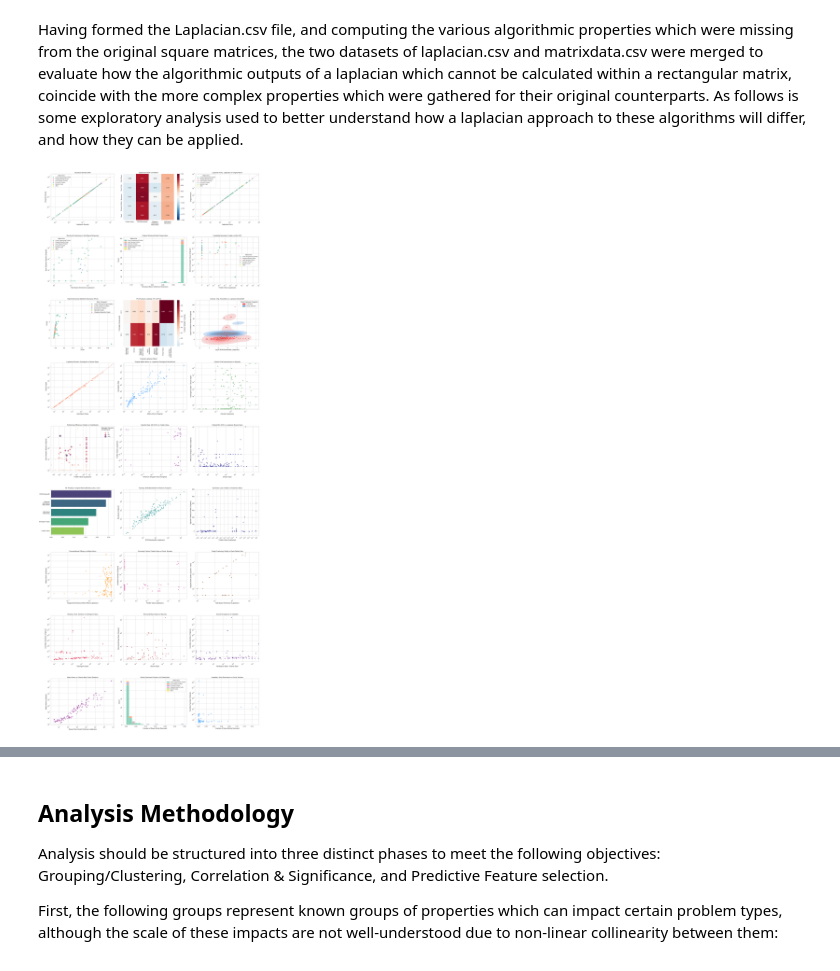
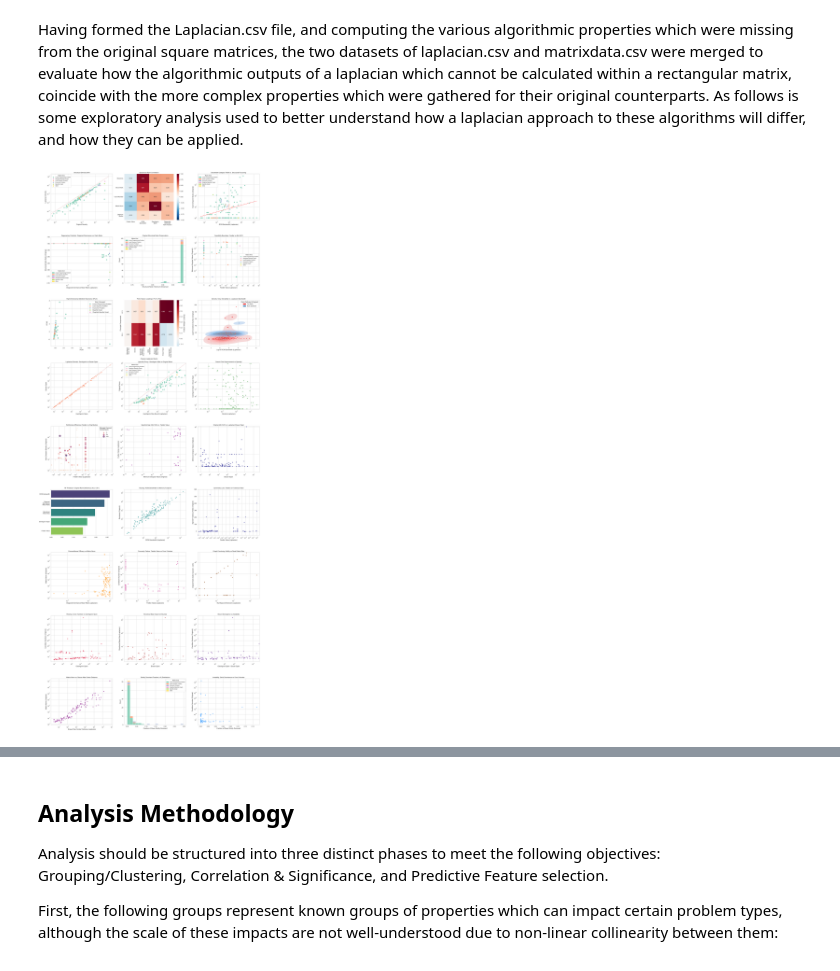
Before and after one commit to LumineEst/DataAnalytics, a Jupyter notebook: project.ipynb, the cells around one changed output, grey strips where cells are left out. Saved outputs shown, nothing was run; the diff lists cells and outputs as text; code cells hidden in the pictures.

```diff
--- a/project.ipynb
+++ b/project.ipynb
@@ -1360,11 +1360,13 @@ analysisDf['Brauer Min'], analysisDf['Brauer Max'], analysisDf['Brauer Span'] =
 
 # Geometric and Structural Mapping
 analysisDf['Density (Original)'] = analysisDf['Nonzeros (Original)'] / (analysisDf['Num Rows (Original)'] * analysisDf['Num Cols (Original)'])
-analysisDf['Density (Laplacian)'] = analysisDf['Nonzeros (Laplacian)'] / (analysisDf['Num Rows (Laplacian)'] * analysisDf['Num Cols (Laplacian)'])
+lapNodes = analysisDf['Num Rows (Original)'] + analysisDf['Num Cols (Original)']
+lapNonZeros = lapNodes + (2 * analysisDf['Nonzeros (Original)'])
+analysisDf['Density (Laplacian)'] = lapNonZeros / (lapNodes ** 2)
 
 # Rank Test and Cross Correlation
-laplacianMetrics = ['Fiedler Value (Laplacian)', 'RCM Bandwidth (Laplacian)', 'Diagonal Dominance Mean Ratio (Laplacian)']
-structuralPoints = ['Num Rows (Original)', 'Num Cols (Original)', 'Nonzeros (Original)', 'Structural Rank (Original)']
+laplacianMetrics = ['Fiedler Value (Laplacian)', 'RCM Bandwidth (Laplacian)', 'Gershgorin Span', 'Strictly Diagonally Dominant Row Fraction (Laplacian)']
+structuralPoints = ['Nonzeros (Original)', 'Structural Rank (Original)', 'Condition Number (Original)', 'Matrix Norm (Original)', 'Num Dmperm Blocks (Original)']
 rankResults = []
 for lap in laplacianMetrics:
     for sp in structuralPoints:
@@ -1372,14 +1374,11 @@ for lap in laplacianMetrics:
         if len(valid) > 2:
             corr, pval = spearmanr(valid[lap], valid[sp])
             rankResults.append({'Laplacian_Metric': lap.replace(' (Laplacian)', ''), 'Original_Point': sp.replace(' (Original)', ''), 'Spearman_rho': corr, 'P_value': pval})
-crossRect = ['Num Rows (Original)', 'Num Cols (Original)', 'Nonzeros (Original)', 'Structural Rank (Original)', 'Rank (Original)']
-crossLap = ['Fiedler Value (Laplacian)', 'RCM Bandwidth (Laplacian)', 'Diagonal Dominance Mean Ratio (Laplacian)', 'Null Space Dimension (Laplacian)']
-corrData = analysisDf[crossRect + crossLap]. replace([np.inf, -np.inf], np.nan).dropna()
-crossCorr = corrData.corr(method='spearman').loc[crossRect, crossLap]
-crossCorr.index = [idx.replace(' (Original)', '') for idx in crossCorr.index]
-crossCorr.columns = [col_name.replace(' (Laplacian)', '') for col_name in crossCorr.columns]
-crossCorr.columns = [col_name.replace('Diagonal Dominance Mean Ratio', 'Diagonal\nDominance\nMean Ratio') for col_name in crossCorr.columns]
-crossCorr.columns = [col_name.replace(' Dimension', '\nDimension') for col_name in crossCorr.columns]
+corrData = analysisDf[laplacianMetrics + structuralPoints]. replace([np.inf, -np.inf], np.nan).dropna()
+crossCorr = corrData.corr(method='spearman').loc[structuralPoints, laplacianMetrics]
+crossCorr.index = [idx.replace(' (Original)', '').replace('Condition', 'Cond').replace('Structural', 'Struct').replace('Num Dmperm Blocks', 'DmPerm\nBlocks') for idx in crossCorr.index]
+crossCorr.columns = [col_name.replace(' (Laplacian)', '').replace(' Span', '\nSpan').replace('RCM ', 'RCM\n') for col_name in crossCorr.columns]
+crossCorr.columns = [col_name.replace('Strictly Diagonally Dominant Row Fraction', 'Diagonally\nDominant\nRow Fraction') for col_name in crossCorr.columns]
 
 # Rank Preservation Data
 analysisDf['Min Dimension (Original)'] = analysisDf[['Num Rows (Original)', 'Num Cols (Original)']].min(axis=1)
@@ -1441,33 +1440,41 @@ kindHues = dict(zip(kinds, sns.color_palette('Set2', n_colors=len(kinds))))
 figJ, axesJ = plt.subplots(9, 3, figsize=(24, 60))
 
 # Plot 1: Density Shift
-sns.scatterplot(data=analysisDf, x='Density (Laplacian)', y='Density (Original)', ax=axesJ[0,0], alpha=0.7, hue='Kind_Grouped', palette=kindHues, s=80)
-axesJ[0,0].set(xscale='log', yscale='log', title='Structural Density Shift', xlabel='Laplacian Density', ylabel='Original Density')
+sns.scatterplot(data=analysisDf, y='Density (Laplacian)', x='Density (Original)', ax=axesJ[0,0], alpha=0.7, hue='Kind_Grouped', palette=kindHues, s=80)
+axesJ[0,0].set(xscale='log', yscale='log', title='Structural Density Shift', ylabel='Laplacian Density', xlabel='Original Density')
 axesJ[0,0].plot([1e-6, 1], [1e-6, 1], 'r--', alpha=0.5)
 sns.move_legend(axesJ[0,0], "upper left", title='Matrix Kind', fontsize=9, title_fontsize=10)
 axesJ[0,0].set_xlim(left=5e-5)
-axesJ[0,0].set_ylim(bottom=5e-5)
+axesJ[0,0].set_ylim(bottom=1e-5)
 
 # Plot 2: Spearman Heatmap
 sns.heatmap(crossCorr, annot=True, cmap='RdBu_r', fmt=".2f", vmin=-1, vmax=1, ax=axesJ[0,1])
 axesJ[0,1].set_title('Spearman Rank Correlation')
 
-# Plot 3: Lipschitz Step-Size Proxy
-normData = analysisDf.dropna(subset=['Matrix Norm (Laplacian)', 'Matrix Norm (Original)'])
-sns.scatterplot(data=normData, x='Matrix Norm (Laplacian)', y='Matrix Norm (Original)',
-                hue='Kind_Grouped', palette=kindHues, s=80, alpha=0.7, ax=axesJ[0,2])
-axesJ[0,2].set(xscale='log', yscale='log', title='Lipschitz Proxy: Laplacian vs Original Norm', xlabel='Laplacian Norm', ylabel='Original Norm')
-axesJ[0,2].plot([1, 1e10], [1, 1e10], 'r--', alpha=0.5, label='1:1 Bound')
-axesJ[0,2].set_xlim(right=1e6)
-axesJ[0,2].set_ylim(top=1e6)
-sns.move_legend(axesJ[0,2], "upper left", title='Matrix Kind', fontsize=9, title_fontsize=10)
+# Plot 3: Bandwidth Collapse
+blockData = analysisDf.dropna(subset=['RCM Bandwidth (Laplacian)', 'Num Dmperm Blocks (Original)'])
+fitData = blockData[(blockData['Num Dmperm Blocks (Original)'] > 0) & (blockData['RCM Bandwidth (Laplacian)'] > 0)]
+xData = fitData['RCM Bandwidth (Laplacian)']
+yData = fitData['Num Dmperm Blocks (Original)']
+m, c = np.polyfit(np.log10(xData), np.log10(yData), 1)
+xLine = np.logspace(np.log10(xData.min()), np.log10(xData.max()), 100)
+yLine = (10**c) * (xLine**m)
+sns.scatterplot(data=degData, x='RCM Bandwidth (Laplacian)', y='Num Dmperm Blocks (Original)',
+               hue='Kind_Grouped', palette=kindHues, s=80, alpha=0.7, ax=axesJ[0,2])
+axesJ[0,2].plot(xLine, yLine, color='red', linestyle='--', linewidth=2, alpha=0.8)
+axesJ[0,2].set(xscale='log', yscale='log', title='Bandwidth Collapse: RCM vs. Structural Fracturing',
+               xlabel='RCM Bandwidth (Laplacian)', ylabel='Num Dmperm Blocks (Original)')
+axesJ[0,2].legend(handles=custHandles, title='Matrix Kind', loc='upper left', fontsize=9, title_fontsize=10)
 
-# Plot 4: Structural Disconnectivity
-sns.scatterplot(data=analysisDf, y='Num Dmperm Blocks (Original)', x='Null Space Dimension (Laplacian)',
+# Plot 4: Degeneracy Predictor
+degData = analysisDf.replace([np.inf, -np.inf], np.nan).dropna(subset=['Diagonal Dominance Mean Ratio (Laplacian)', 'Rank Ratio (Original)'])
+sns.scatterplot(data=degData, x='Diagonal Dominance Mean Ratio (Laplacian)', y='Rank Ratio (Original)',
                 hue='Kind_Grouped', palette=kindHues, s=80, alpha=0.7, ax=axesJ[1,0])
-axesJ[1,0].set(yscale='log', xscale='log', title='Structural Fracturing vs. Null Space Dimension',
-               ylabel='Num Dmperm Blocks (Original)', xlabel='Null Space Dimension (Laplacian)')
-sns.move_legend(axesJ[1,0], "upper left", title='Matrix Kind', fontsize=9, title_fontsize=10)
+axesJ[1,0].set(xscale='log', title='Degeneracy Predictor: Diagonal Dominance vs. Rank Ratio',
+               xlabel='Diagonal Dominance Mean Ratio (Laplacian)', ylabel='Structural Rank Ratio (Original)')
+axesJ[1,0].axhline(y=1.0, color='red', linestyle='--', alpha=0.5)
+axesJ[1,0].set_ylim(top=1.05, bottom=0.7)
+axesJ[1,0].legend(handles=custHandles, title='Matrix Kind', loc='lower left', fontsize=9, title_fontsize=10)
 
 # Plot 5: Rank Preservation
 sns.histplot(data=analysisDf, x='Rank Ratio (Original)', hue='Kind_Grouped', legend=False,
@@ -1529,8 +1536,14 @@ axesJ[3,0].set_xlim(left=max(1e-5, g_min*0.5), right=g_max*2)
 axesJ[3,0].set_ylim(bottom=max(1e-5, g_min*0.5), top=g_max*2)
 
 # Plot 11: Matrix Norm vs Gershgorin Max Bound
-sns.scatterplot(data=analysisDf, x='Matrix Norm (Original)', y='Gershgorin Max', ax=axesJ[3,1], color='dodgerblue', alpha=0.7)
-axesJ[3,1].set(xscale='log', yscale='log', title='Original Matrix Norm vs. Laplacian Gershgorin Max Bound')
+normData = analysisDf.dropna(subset=['Gershgorin Max', 'Matrix Norm (Original)'])
+sns.scatterplot(data=normData, x='Gershgorin Max', y='Matrix Norm (Original)',
+                hue='Kind_Grouped', palette=kindHues, s=80, alpha=0.7, ax=axesJ[3,1])
+axesJ[3,1].set(xscale='log', yscale='log', title='Lipschitz Proxy: Gershgorin Max vs Original Norm', xlabel='Gershgorin Max Bound (Laplacian)', ylabel='Original Norm')
+axesJ[3,1].plot([1, 1e10], [1, 1e10], 'r--', alpha=0.5, label='1:1 Bound')
+axesJ[3,1].set_xlim(right=1e6)
+axesJ[3,1].set_ylim(top=1e6)
+sns.move_legend(axesJ[3,1], "upper left", title='Matrix Kind', fontsize=9, title_fontsize=10)
 
 # Plot 12: Bound Tightness vs Sparsity
 sns.scatterplot(data=analysisDf, x='Density (Laplacian)', y='Bound Improvement', ax=axesJ[3,2], color='forestgreen', alpha=0.7)
@@ -1548,7 +1561,7 @@ axesJ[4,0].legend(title='Strongly Connect\nComponents', loc='upper right', fonts
 svdData = analysisDf.dropna(subset=['Minimum Singular Value (Original)', 'Fiedler Value (Laplacian)'])
 sns.scatterplot(data=svdData, x='Minimum Singular Value (Original)', y='Fiedler Value (Laplacian)', ax=axesJ[4,1], color='darkmagenta', alpha=0.7)
 axesJ[4,1].set(xscale='log', yscale='log', title='Spectral Gap: Min SVD vs. Fiedler Value')
-svd_min, svd_max = svdData['Minimum Singular Value (Original)'].replace(0, np.nan).min(), svdData['Minimum Singular Value (Laplacian)'].replace(np.inf, np.nan).max()
+svd_min, svd_max = svdData['Minimum Singular Value (Original)'].replace(0, np.nan).min(), svdData['Minimum Singular Value (Original)'].replace(np.inf, np.nan).max()
 axesJ[4,1].set_xlim(left=max(1e-18, svd_min*0.1), right=svd_max*10)
 
 # Plot 15: Original SVD vs Laplacian Brauer Span
@@ -1603,34 +1616,34 @@ axesJ[6,2].set_xlim(left=0.8)
 sns.scatterplot(data=analysisDf, x='Gershgorin Span', y='Condition Number (Original)', ax=axesJ[7,0], color='crimson', alpha=0.7)
 axesJ[7,0].set(xscale='log', yscale='log', title='Routing: Cond. Number vs Gershgorin Span')
 
-# Plot 23: Cond Number vs Brauer Span
-biasData = analysisDf.replace([np.inf, -np.inf], np.nan).dropna(subset=['Gershgorin Span', 'Directional Mean Bias (Original)'])
+# Plot 23: Directional Mean Bias vs Brauer Span
+biasData = analysisDf.replace([np.inf, -np.inf], np.nan).dropna(subset=['Gershgorin Span', 'Directional Mean Bias (Laplacian)'])
 sns.scatterplot(data=analysisDf, x='Brauer Span', y='Directional Mean Bias (Original)', ax=axesJ[7,1], color='firebrick', alpha=0.7)
-axesJ[7,1].set(xscale='log', yscale='log', title='Structural Bias Impact on Bounds', ylabel='Directional Mean Bias (Original)')
+axesJ[7,1].set(xscale='log', yscale='log', title='Structural Bias Impact on Bounds', ylabel='Directional Mean Bias (Laplacian)')
 
 # Plot 24: Bound Divergence as Instability Proxy
 sns.scatterplot(data=analysisDf, x='Bound Improvement', y='Condition Number (Original)', ax=axesJ[7,2], color='indigo', alpha=0.7)
 axesJ[7,2].set(xscale='symlog', yscale='log', title='Bound Divergence vs Instability', xlabel='Gershgorin Span - Brauer Span')
 axesJ[7,2].set_xlim(left=-1e-5)
 
 # Plot 25: Brauer Max Center vs Matrix Norm (The Timesheet Distance Correlation)
 validNorm = analysisDf.dropna(subset=['Brauer Max Center Distance (Laplacian)', 'Matrix Norm (Original)'])
 sns.scatterplot(data=validNorm, x='Brauer Max Center Distance (Laplacian)', y='Matrix Norm (Original)', ax=axesJ[8,0], color='purple', alpha=0.7)
 axesJ[8,0].set(xscale='log', yscale='log', title='Matrix Norm vs. Brauer Max Center Distance')
 
 # Plot 26: Strictly Dominant Fraction Distribution
 validFrac = analysisDf[analysisDf['Strictly Diagonally Dominant Row Fraction (Laplacian)'] > 0]
 sns.histplot(data=validFrac, x='Strictly Diagonally Dominant Row Fraction (Laplacian)', hue='Kind_Grouped', legend=False,
              multiple='stack', bins=20, ax=axesJ[8,1], palette=kindHues, hue_order=kinds[::-1])
 axesJ[8,1].set(title='Strictly Dominant Fraction (>0) Distribution', xlabel='Fraction of Rows Strictly Dominant')
 axesJ[8,1].legend(handles=custHandles, title='Matrix Kind', loc='upper right', fontsize=9, title_fontsize=10)
 
 # Plot 27: Strict Dominance Fraction vs Original Condition Number (NEW!)
 validCond = analysisDf.replace([np.inf, -np.inf], np.nan).dropna(subset=['Strictly Diagonally Dominant Row Fraction (Laplacian)', 'Condition Number (Original)'])
 sns.scatterplot(data=validCond, x='Strictly Diagonally Dominant Row Fraction (Laplacian)', y='Condition Number (Original)', ax=axesJ[8,2], color='dodgerblue', alpha=0.7)
 axesJ[8,2].set(yscale='log', title='Instability: Strict Dominance vs Cond. Number', xlabel='Fraction of Rows Strictly Dominant')
 
 plt.tight_layout()
 plt.show()
 # %% [output]
-[figure, old version]
+[figure, new version]
```
Also changed, not shown: parts of 2 cells of this notebook.
